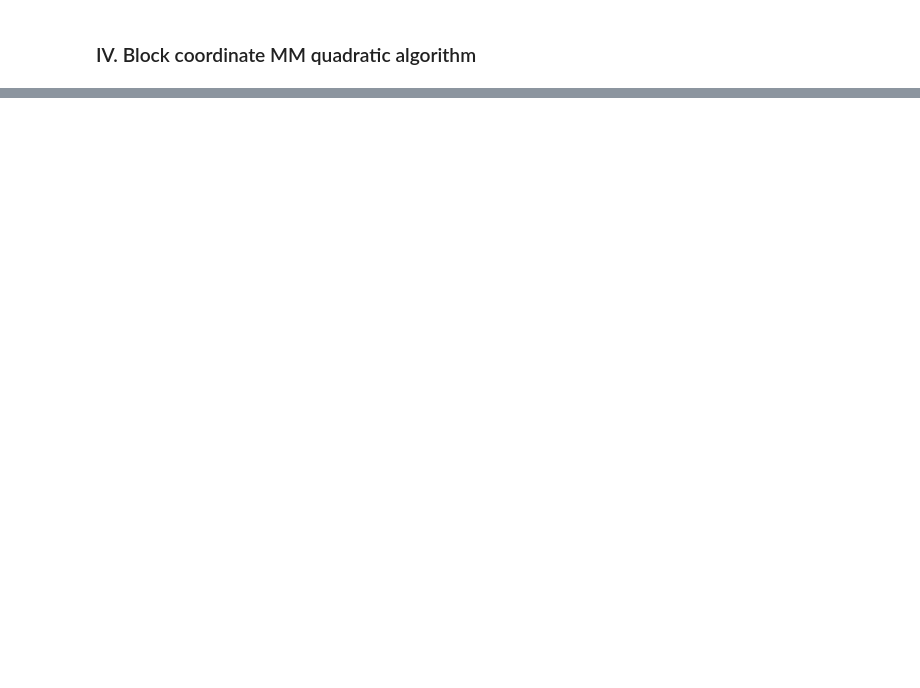
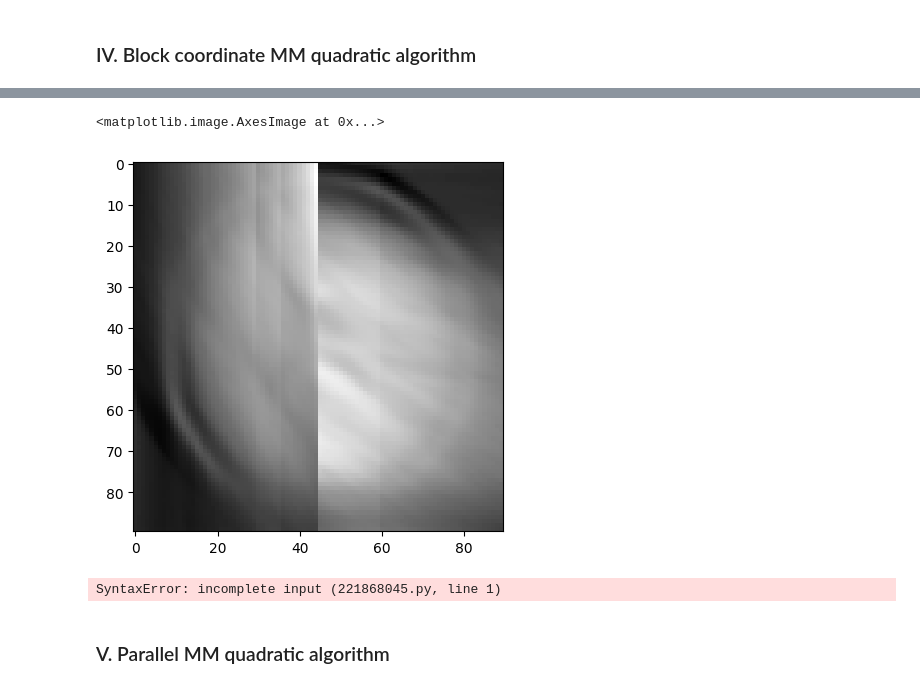
Before and after one commit to matthieuneau/optimization-lab, a Jupyter notebook: LSD_TP2_Theobald_Neau.ipynb, the cells around one changed output, grey strips where cells are left out. Cells and saved outputs as stored; diff of their text form; code cells hidden in the pictures; blank space fills up the shorter version.

```diff
--- a/LSD_TP2_Theobald_Neau.ipynb
+++ b/LSD_TP2_Theobald_Neau.ipynb
@@ -203,0 +276,62 @@ def block_mm(x0: np.array, max_iter: int) -> np.array:
+# %%
+def Aj(x: np.ndarray, j:int, J:int) -> np.ndarray:
+    Nj = N//J
+    indices = range(Nj*j, Nj*(j+ 1))
+    xj = x[indices]
+    Hj = H[indices, :][:,indices]
+    Gj = G[indices, :][:,indices]
+    yj = y[indices]
+    hessian = hessian_f(xj, Hj, Gj, yj)
+    sparse_hessian = csr_matrix(hessian)
+    d, p = eigsh(sparse_hessian, k=1)
+
+    d = np.full(Nj, d[0] + 1)      # check that 1 is a good margin
+    curvature = diags(d).tocsc()  # Might work?
+
+    def matvec(v):
+        return curvature @ v
+
+    def rmatvec(v):
+        return curvature.T @ v
+
+    Aj = LinearOperator((Nj, Nj), matvec=matvec, rmatvec=rmatvec)
+
+    return Aj
+
+
+def block_mm(x0: np.array, theta: float, max_iter: int, J:int) -> np.array:
+    x = x0
+    Nj = N//J
+    x_history = []
+    loss_history = []
+    for i in tqdm(range(max_iter)):
+        j = i%J
+        indices = range(Nj*j, Nj*(j+1))
+        Hj = H[indices, :][:, indices]
+        Gj = G[indices, :][:, indices]
+        yj = y[indices]
+        xj = x[indices]
+        Aj_mm = Aj(x, j, J)
+        gradj = grad_f(xj, Hj, Gj, yj)
+        v, info = cg(Aj_mm, gradj)
+        if info != 0:
+            raise ValueError("Conjugate gradient solver did not converge")
+        x[indices] = xj - theta*v
+        x_history.append(x)
+        loss_history.append(f(x, H, G, y))
+    return x, loss_history, x_history
+
+theta = 0.1
+max_iter = 2
+J = 1
+x_block_mm, loss_history_block_mm, x_history_block_mm = block_mm(x0, theta, max_iter, J)
+plt.imshow(x_block_mm.reshape((90,90), order='F'), cmap='gray')
+# %% [output]
+<matplotlib.image.AxesImage at 0x...>
+[figure, added]
+# %%
+plt.plot(loss_history_block_mm
+# %% [output]
+SyntaxError: incomplete input (221868045.py, line 1)
+# %% [markdown]
+### V. Parallel MM quadratic algorithm
```
Also changed, not shown: parts of 15 cells of this notebook, 2 other files.
